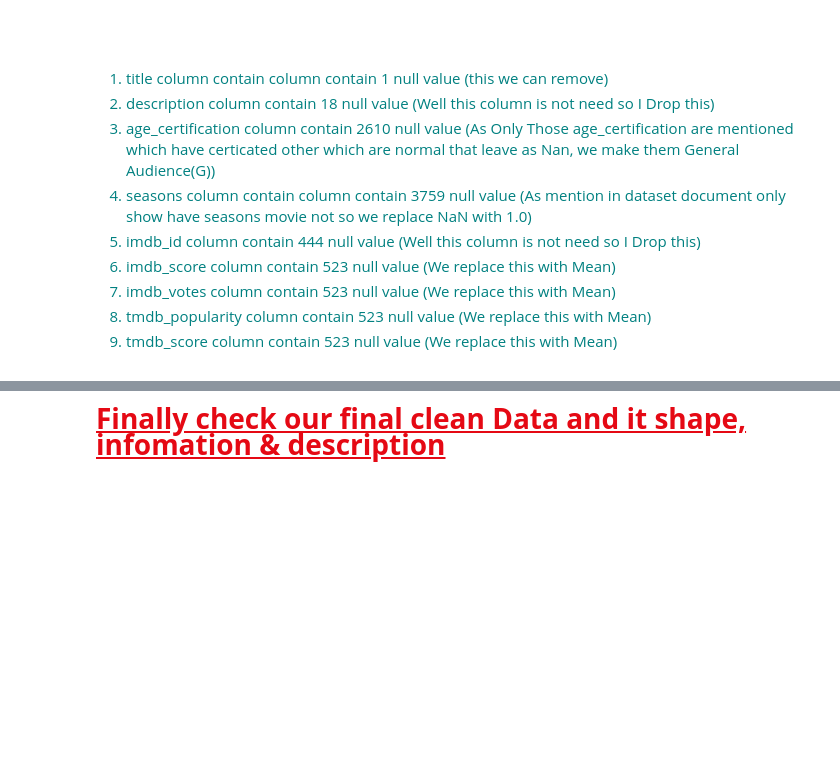
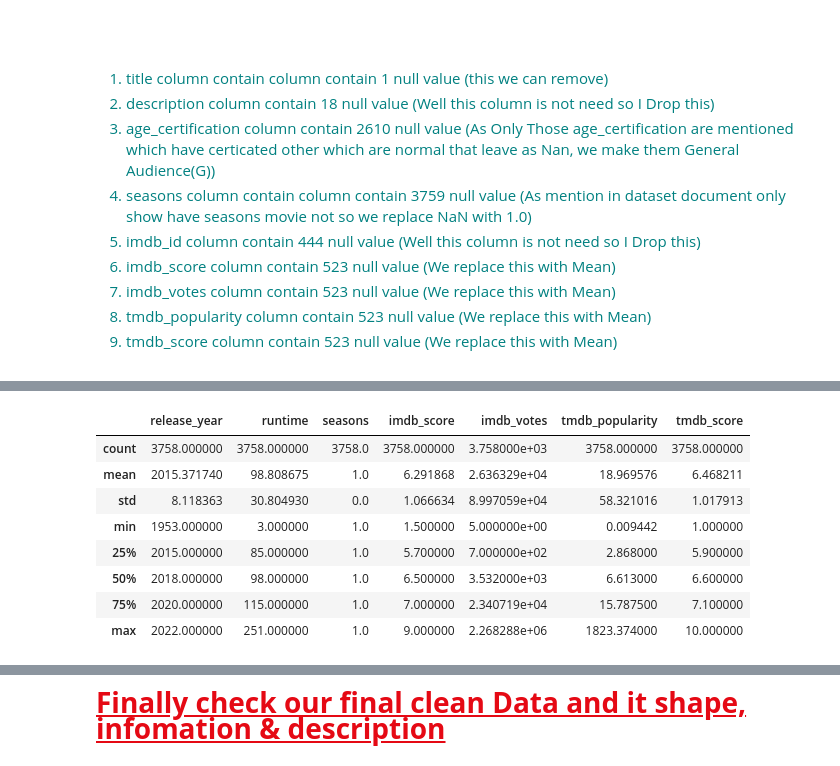
Before and after one commit to PoojaDasIndia/Exploratory-Data-Analysis-EDA-, a Jupyter notebook: Netflix_Movies_and_TV_Shows.ipynb, the cells around one changed output, grey strips where cells are left out. Saved outputs shown, nothing was run; the diff lists cells and outputs as text; code cells hidden in the pictures; blank space fills up the shorter version.

```diff
--- a/Netflix_Movies_and_TV_Shows.ipynb
+++ b/Netflix_Movies_and_TV_Shows.ipynb
@@ -398,0 +593,2 @@ titles=titles.dropna(subset=['title'])
+# %%
+Movie= titles[titles['type']=='MOVIE']
@@ -398,0 +622,12 @@ titles=titles.dropna(subset=['title'])
+# %%
+Movie.describe()
+# %% [output]
+|  | release_year | runtime | seasons | imdb_score | imdb_votes | tmdb_popularity | tmdb_score |
+| count | 3758.000000 | 3758.000000 | 3758.0 | 3758.000000 | 3.758000e+03 | 3758.000000 | 3758.000000 |
+| mean | 2015.371740 | 98.808675 | 1.0 | 6.291868 | 2.636329e+04 | 18.969576 | 6.468211 |
+| std | 8.118363 | 30.804930 | 0.0 | 1.066634 | 8.997059e+04 | 58.321016 | 1.017913 |
+| min | 1953.000000 | 3.000000 | 1.0 | 1.500000 | 5.000000e+00 | 0.009442 | 1.000000 |
+| 25% | 2015.000000 | 85.000000 | 1.0 | 5.700000 | 7.000000e+02 | 2.868000 | 5.900000 |
+| 50% | 2018.000000 | 98.000000 | 1.0 | 6.500000 | 3.532000e+03 | 6.613000 | 6.600000 |
+| 75% | 2020.000000 | 115.000000 | 1.0 | 7.000000 | 2.340719e+04 | 15.787500 | 7.100000 |
+| max | 2022.000000 | 251.000000 | 1.0 | 9.000000 | 2.268288e+06 | 1823.374000 | 10.000000 |
```
Also changed, not shown: parts of 44 cells of this notebook.
